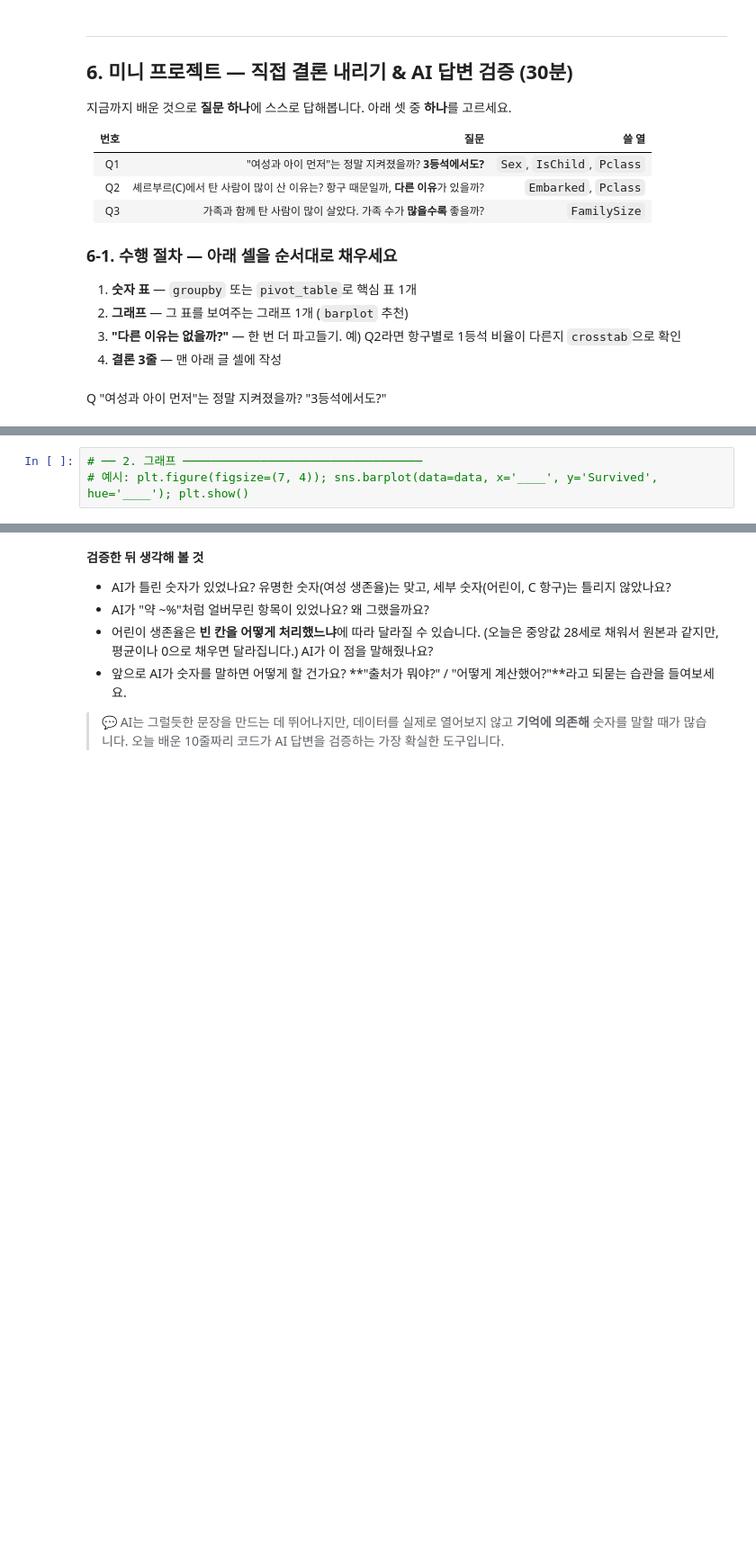
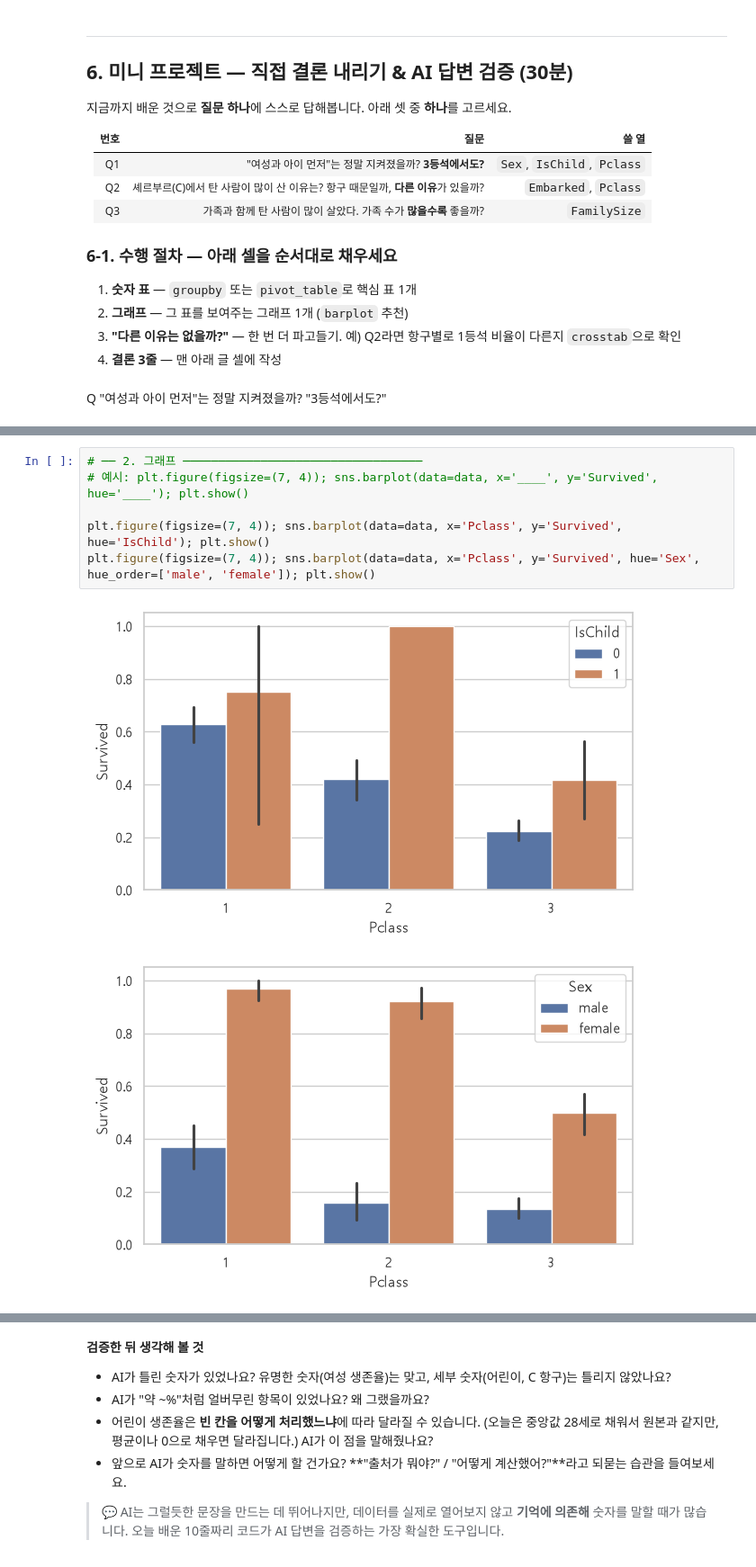
Before and after one commit to sypark1346-bot/DI-2, a Jupyter notebook: 파이썬 기초/EDA 기초/Titanic_Basic.ipynb, the cells around one changed output, grey strips where cells are left out. Shown at 90% size. Cells and saved outputs as stored; diff of their text form; blank space fills up the shorter version.

```diff
--- a/EDA 기초/Titanic_Basic.ipynb
+++ b/파이썬 기초/EDA 기초/Titanic_Basic.ipynb
@@ -1149,6 +1153,12 @@ display(Q2)
 # %%
 # ── 2. 그래프 ──────────────────────────────────
 # 예시: plt.figure(figsize=(7, 4)); sns.barplot(data=data, x='____', y='Survived', hue='____'); plt.show()
+
+plt.figure(figsize=(7, 4)); sns.barplot(data=data, x='Pclass', y='Survived', hue='IsChild'); plt.show()
+plt.figure(figsize=(7, 4)); sns.barplot(data=data, x='Pclass', y='Survived', hue='Sex', hue_order=['male', 'female']); plt.show()
+# %% [output]
+[figure, added]
+[figure, added]
 # %%
 # ── 3. 다른 이유는 없을까? ─────────────────────
 # 예시(Q1): 3등석만 골라서(data[data['Pclass']==3]) 어린이 생존율 다시 보기
```
Also changed, not shown: parts of 6 cells of this notebook, 8 other files.
